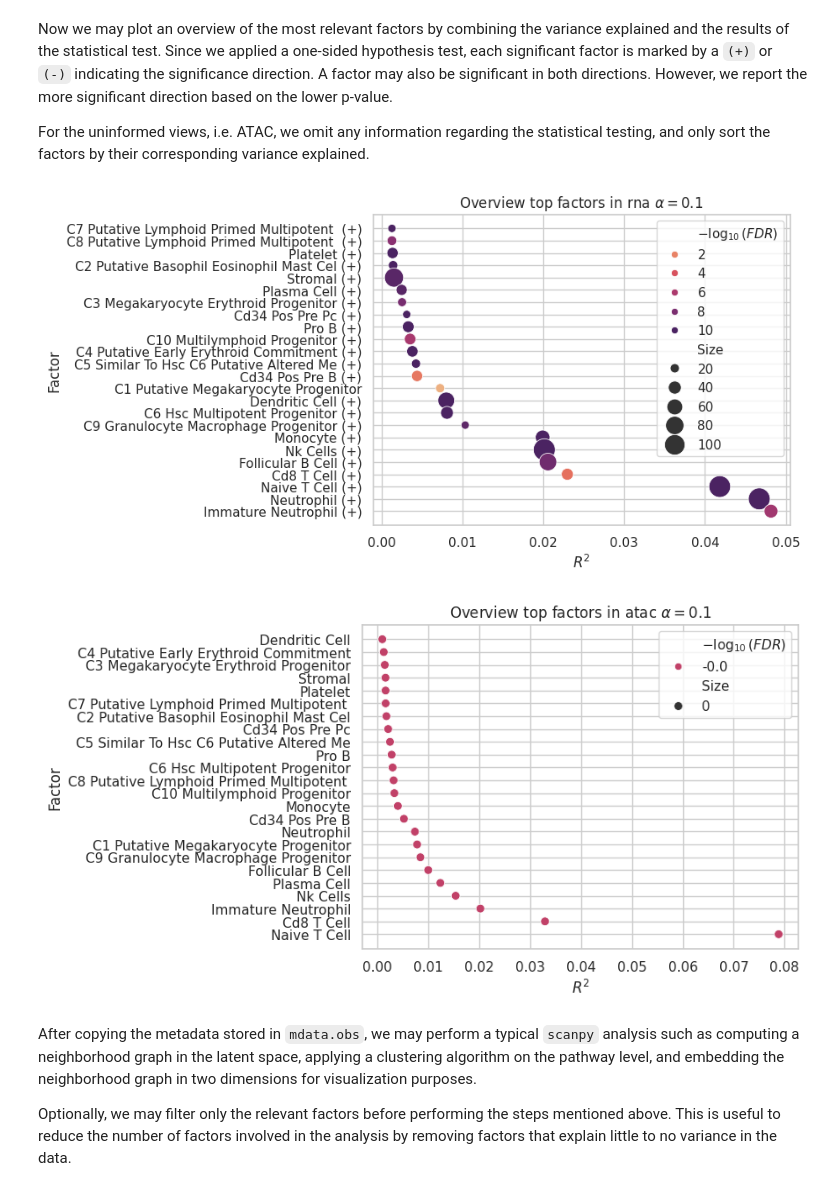
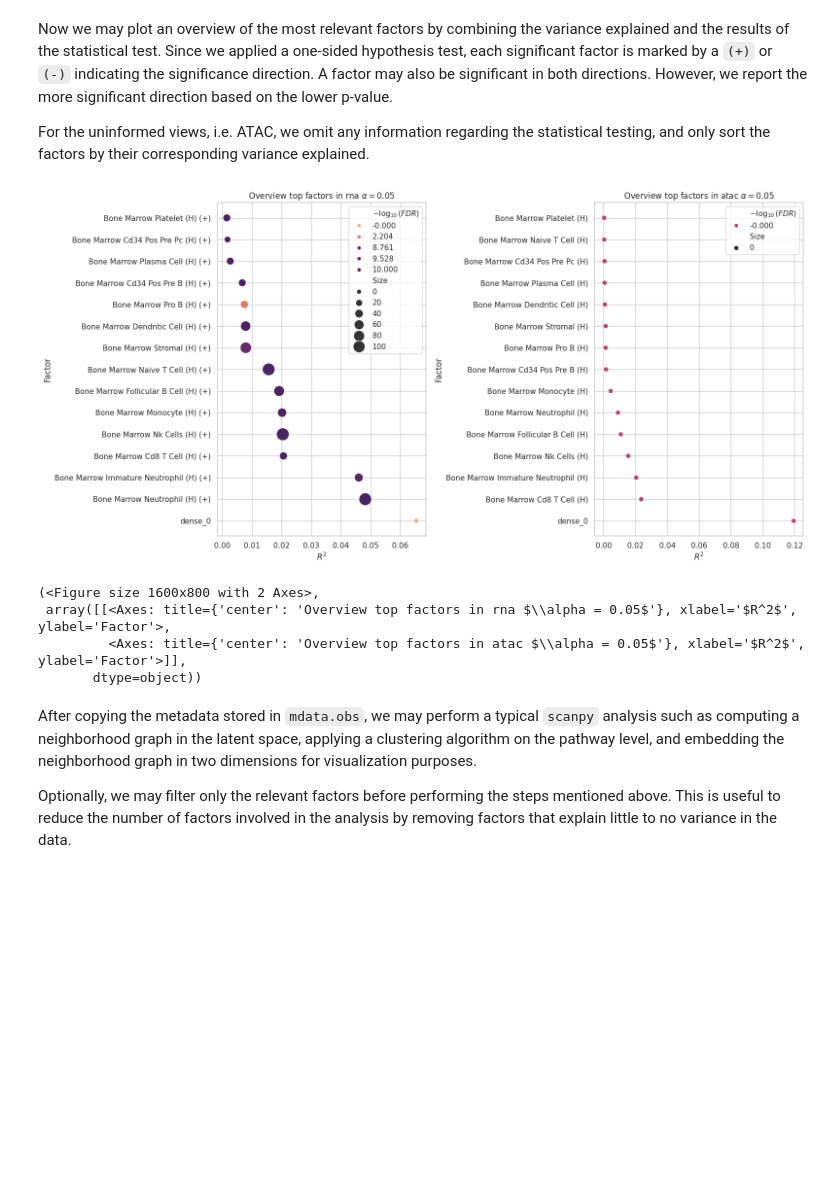
Before and after one commit to MLO-lab/MuVI, a Jupyter notebook: examples/3c_single-cell_multi-omics_integration_nmf.ipynb, the cells around one changed output. Saved outputs shown, nothing was run; the diff lists cells and outputs as text; code cells hidden in the pictures; blank space fills up the shorter version.

```diff
--- a/examples/3c_single-cell_multi-omics_integration_nmf.ipynb
+++ b/examples/3c_single-cell_multi-omics_integration_nmf.ipynb
@@ -63,8 +60,6 @@ gene_set_collection
 # %% [markdown]
 To reduce the number of feature sets to more specific ones for our dataset, we filter for blood and bone related cell types only.
 # %%
-gene_set_collection = gene_set_collection.find("BLOOD") | gene_set_collection.find(
-    "BONE"
-)
+gene_set_collection = gene_set_collection.find("BONE")
 gene_set_collection
 # %% [output]
@@ -187,21 +200,14 @@ for sign in ["neg", "pos"]:
 Now we may plot an overview of the most relevant factors by combining the variance explained and the results of the statistical test. Since we applied a one-sided hypothesis test, each significant factor is marked by a `(+)` or `(-)` indicating the significance direction. A factor may also be significant in both directions. However, we report the more significant direction based on the lower p-value.
 
 For the uninformed views, i.e. ATAC, we omit any information regarding the statistical testing, and only sort the factors by their corresponding variance explained.
-# %%
-for vn in model.view_names:
-    muvi.pl.factors_overview(
-        model,
-        vn,
-        one_sided=True,
-        alpha=0.1,
-        sig_only=False,
-        adjusted=True,
-        top=25,
-        show=True,
-    )
-# %% [output]
-[figure, removed]
-[figure, removed]
+# %%
+muvi.pl.factors_overview(model)
+# %% [output]
+[figure, added]
+(<Figure size 1600x800 with 2 Axes>,
+ array([[<Axes: title={'center': 'Overview top factors in rna $\\alpha = 0.05$'}, xlabel='$R^2$', ylabel='Factor'>,
+         <Axes: title={'center': 'Overview top factors in atac $\\alpha = 0.05$'}, xlabel='$R^2$', ylabel='Factor'>]],
+       dtype=object))
 # %%
 # add obs metadata
 model._cache.factor_adata.obs = mdata.obs.copy()
```
Also changed, not shown: parts of 27 cells of this notebook, 6 other files.
